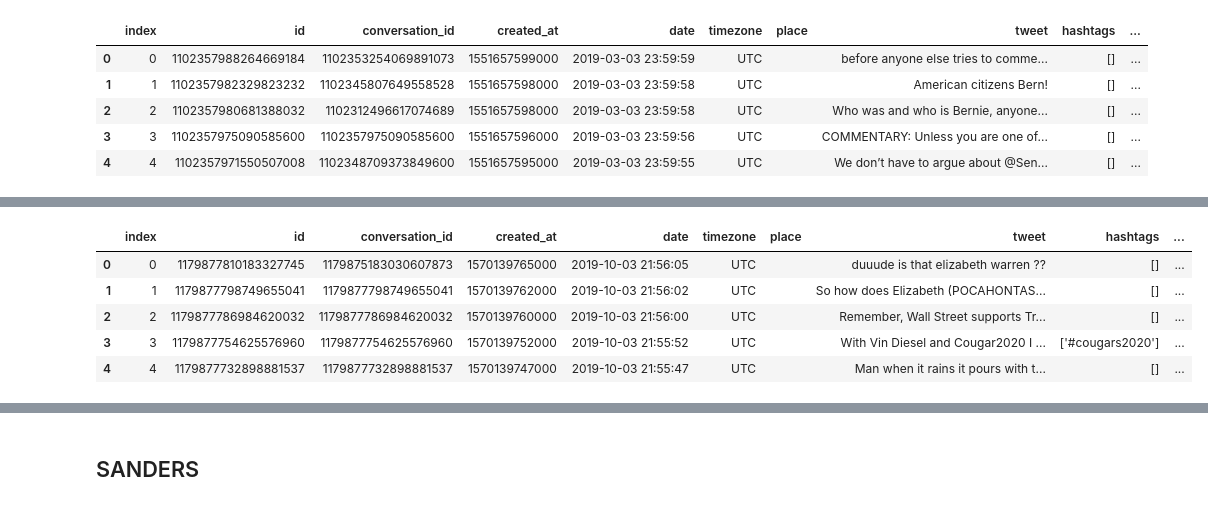
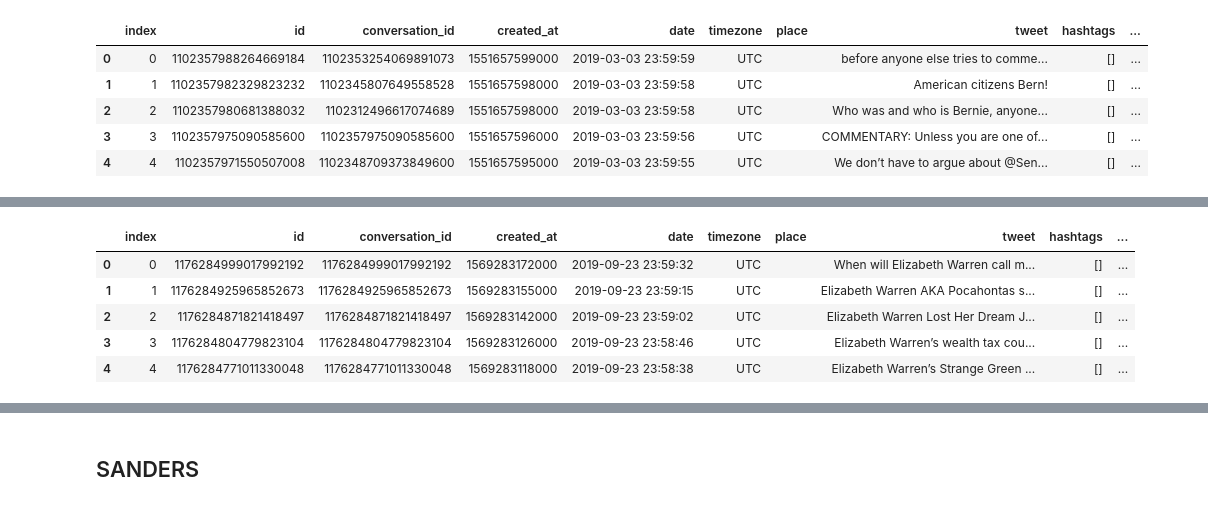
Before and after one commit to benlevyx/twitter-polling, a Jupyter notebook: notebooks/Creating full DataFrame.ipynb, the cells around one changed output, grey strips where cells are left out. Saved outputs shown, nothing was run; the diff lists cells and outputs as text; code cells hidden in the pictures.

```diff
--- a/notebooks/Creating full DataFrame.ipynb
+++ b/notebooks/Creating full DataFrame.ipynb
@@ -93,12 +122,12 @@ warren4.head()
 # %%
-warren5 = pd.read_sql(f'SELECT * FROM tweets WHERE (date >= "2019-10-03 21:00:00") AND (name = "WARREN") LIMIT 100000;', con = engine)
-warren5.to_csv('DATA/WARREN5.csv')
+warren5 = pd.read_sql(f'SELECT * FROM tweets WHERE (date >= "2019-09-23 20:00:00") AND (name = "WARREN") LIMIT 50000;', con = engine)
+warren5.to_csv('DATA_wo_gaps/WARREN5.csv')
 warren5.head()
 # %% [output]
 |  | index | id | conversation_id | created_at | date | timezone | place | tweet | hashtags | ... |
-| 0 | 0 | 1179877810183327745 | 1179875183030607873 | 1570139765000 | 2019-10-03 21:56:05 | UTC |  | duuude is that elizabeth warren ?? | [] | ... |
-| 1 | 1 | 1179877798749655041 | 1179877798749655041 | 1570139762000 | 2019-10-03 21:56:02 | UTC |  | So how does Elizabeth (POCAHONTAS... | [] | ... |
-| 2 | 2 | 1179877786984620032 | 1179877786984620032 | 1570139760000 | 2019-10-03 21:56:00 | UTC |  | Remember, Wall Street supports Tr... | [] | ... |
-| 3 | 3 | 1179877754625576960 | 1179877754625576960 | 1570139752000 | 2019-10-03 21:55:52 | UTC |  | With Vin Diesel and Cougar2020 I ... | ['#cougars2020'] | ... |
-| 4 | 4 | 1179877732898881537 | 1179877732898881537 | 1570139747000 | 2019-10-03 21:55:47 | UTC |  | Man when it rains it pours with t... | [] | ... |
+| 0 | 0 | 1176284999017992192 | 1176284999017992192 | 1569283172000 | 2019-09-23 23:59:32 | UTC |  | When will Elizabeth Warren call m... | [] | ... |
+| 1 | 1 | 1176284925965852673 | 1176284925965852673 | 1569283155000 | 2019-09-23 23:59:15 | UTC |  | Elizabeth Warren AKA Pocahontas s... | [] | ... |
+| 2 | 2 | 1176284871821418497 | 1176284871821418497 | 1569283142000 | 2019-09-23 23:59:02 | UTC |  | Elizabeth Warren Lost Her Dream J... | [] | ... |
+| 3 | 3 | 1176284804779823104 | 1176284804779823104 | 1569283126000 | 2019-09-23 23:58:46 | UTC |  | Elizabeth Warren’s wealth tax cou... | [] | ... |
+| 4 | 4 | 1176284771011330048 | 1176284771011330048 | 1569283118000 | 2019-09-23 23:58:38 | UTC |  | Elizabeth Warren’s Strange Green ... | [] | ... |
 # %%
```
Also changed, not shown: parts of 20 cells of this notebook, 4 other files.
